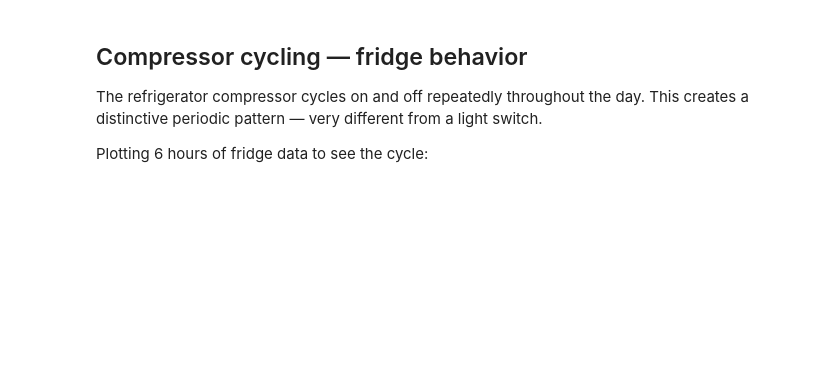
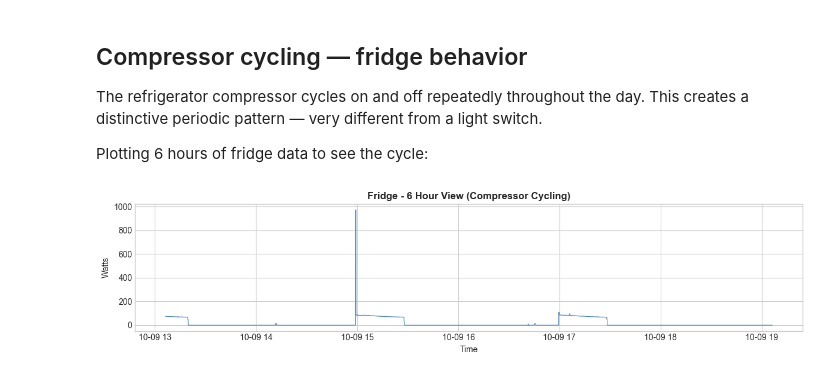
Before and after one commit to Som0111/electrical-load-fingerprinting, a Jupyter notebook: notebooks/02_signal_analysis.ipynb, the cells around one changed output. Saved outputs shown, nothing was run; the diff lists cells and outputs as text; code cells hidden in the pictures; blank space fills up the shorter version.

```diff
--- a/notebooks/02_signal_analysis.ipynb
+++ b/notebooks/02_signal_analysis.ipynb
@@ -121,20 +180,25 @@ This creates a distinctive periodic pattern — very different from a light swit
 
 Plotting 6 hours of fridge data to see the cycle:
 # %%
-# identify fridge column — adjust name if needed
-fridge_candidates = [c for c in appliance_cols if 'fridge' in c.lower() or 'refrigerator' in c.lower()]
+fridge_col = 'Appliance1'
 
-if fridge_candidates:
-    fridge_col = fridge_candidates[0]
-    fridge_6h = df[fridge_col].iloc[:6*3600]
+fridge_6h = df[fridge_col].iloc[:6*3600]
 
-    fig, ax = plt.subplots(figsize=(12, 3))
-    ax.plot(fridge_6h.index, fridge_6h.values, color='steelblue', linewidth=0.8)
-    ax.set_title(f'{fridge_col} — 6 Hour View (Compressor Cycling)', fontsize=12, fontweight='bold')
-    ax.set_ylabel('Watts')
-    ax.set_xlabel('Time')
-    plt.tight_layout()
-    plt.savefig('../outputs/02_fridge_cycling.png', dpi=150)
-    plt.show()
-else:
-    print('No fridge column found — check your labels.dat for the exact name')
+fig, ax = plt.subplots(figsize=(12,3))
+ax.plot(fridge_6h.index,
+        fridge_6h.values,
+        color='steelblue',
+        linewidth=0.8)
+
+ax.set_title('Fridge - 6 Hour View (Compressor Cycling)',
+             fontsize=12,
+             fontweight='bold')
+
+ax.set_ylabel('Watts')
+ax.set_xlabel('Time')
+
+plt.tight_layout()
+plt.savefig('../outputs/02_fridge_cycling.png', dpi=150)
+plt.show()
+# %% [output]
+[figure, added]
```
Also changed, not shown: parts of 13 cells of this notebook, 3 other files.
